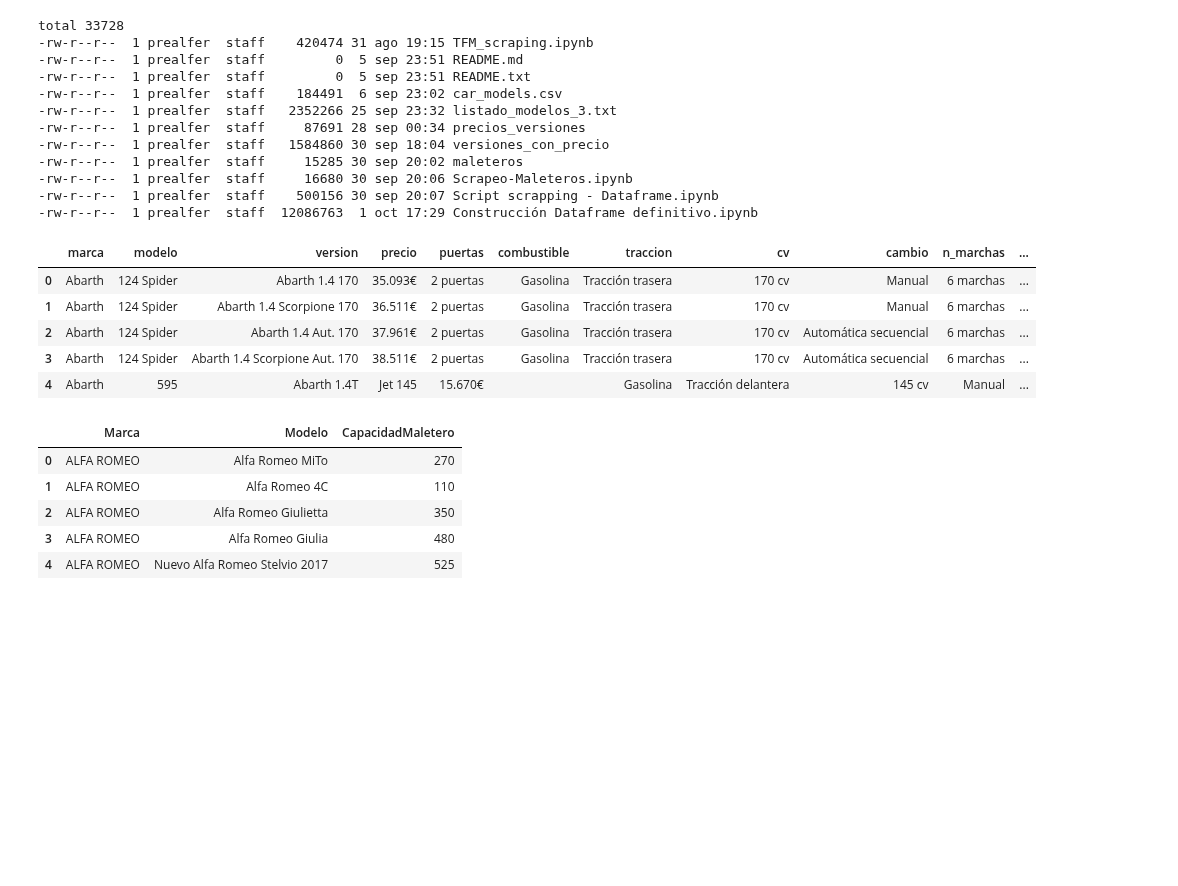
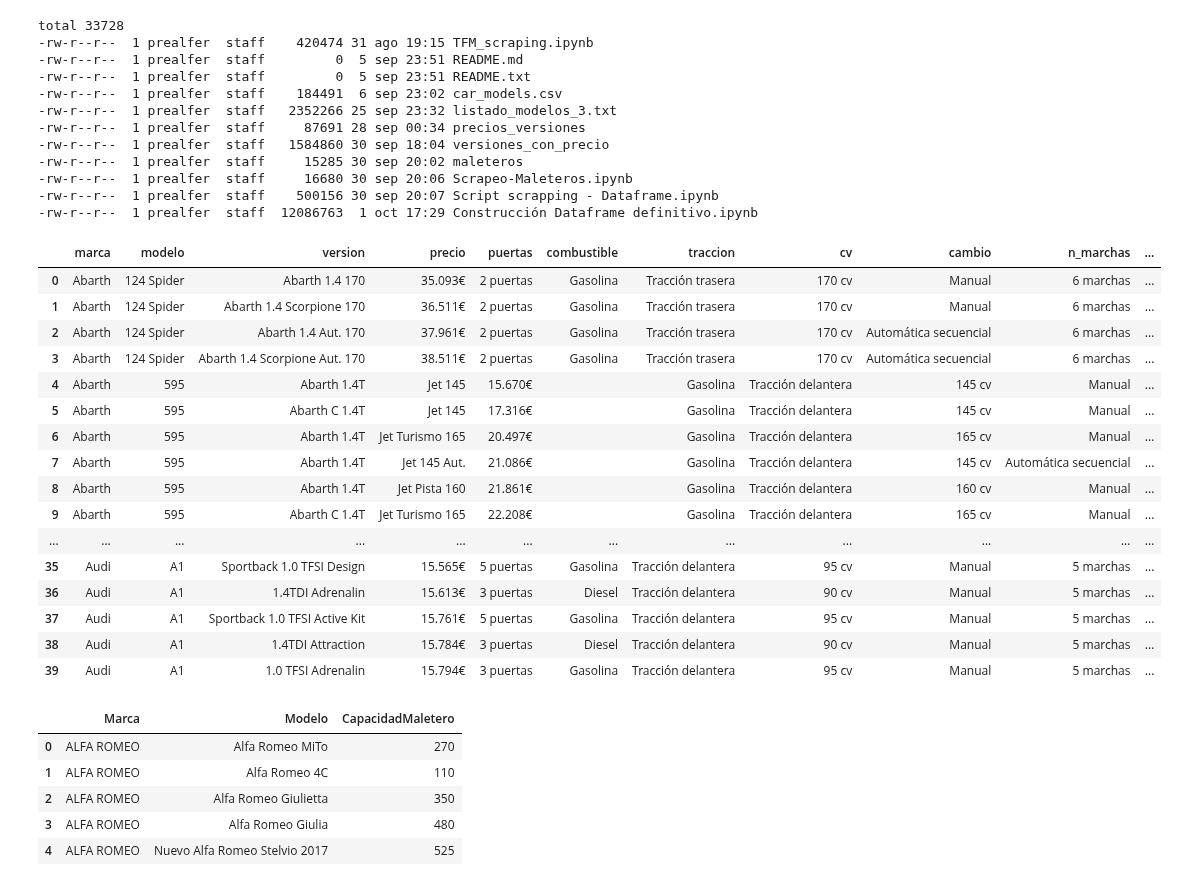
Before and after one commit to prealfer/TFM_Recomendador_de_automoviles, a Jupyter notebook: Construcción Dataframe definitivo.ipynb, the cells around one changed output. Drawn from its saved outputs; the diff is of its cells as text; code cells hidden in the pictures; blank space fills up the shorter version.

```diff
--- a/Construcción Dataframe definitivo.ipynb
+++ b/Construcción Dataframe definitivo.ipynb
@@ -23,14 +23,25 @@ pd.set_option('display.max_columns', None)
 # %%
 datos = pd.read_csv('Dataframe_limpio.csv',header=0)
 datos = datos.drop('Unnamed: 0',axis=1)
-datos.head()
+datos.head(40)
 # %% [output]
 |  | marca | modelo | version | precio | puertas | combustible | traccion | cv | cambio | n_marchas | ... |
 | 0 | Abarth | 124 Spider | Abarth 1.4 170 | 35.093€ | 2 puertas | Gasolina | Tracción trasera | 170 cv | Manual | 6 marchas | ... |
 | 1 | Abarth | 124 Spider | Abarth 1.4 Scorpione 170 | 36.511€ | 2 puertas | Gasolina | Tracción trasera | 170 cv | Manual | 6 marchas | ... |
 | 2 | Abarth | 124 Spider | Abarth 1.4 Aut. 170 | 37.961€ | 2 puertas | Gasolina | Tracción trasera | 170 cv | Automática secuencial | 6 marchas | ... |
 | 3 | Abarth | 124 Spider | Abarth 1.4 Scorpione Aut. 170 | 38.511€ | 2 puertas | Gasolina | Tracción trasera | 170 cv | Automática secuencial | 6 marchas | ... |
 | 4 | Abarth | 595 | Abarth 1.4T | Jet 145 | 15.670€ |  | Gasolina | Tracción delantera | 145 cv | Manual | ... |
+| 5 | Abarth | 595 | Abarth C 1.4T | Jet 145 | 17.316€ |  | Gasolina | Tracción delantera | 145 cv | Manual | ... |
+| 6 | Abarth | 595 | Abarth 1.4T | Jet Turismo 165 | 20.497€ |  | Gasolina | Tracción delantera | 165 cv | Manual | ... |
+| 7 | Abarth | 595 | Abarth 1.4T | Jet 145 Aut. | 21.086€ |  | Gasolina | Tracción delantera | 145 cv | Automática secuencial | ... |
+| 8 | Abarth | 595 | Abarth 1.4T | Jet Pista 160 | 21.861€ |  | Gasolina | Tracción delantera | 160 cv | Manual | ... |
+| 9 | Abarth | 595 | Abarth C 1.4T | Jet Turismo 165 | 22.208€ |  | Gasolina | Tracción delantera | 165 cv | Manual | ... |
+| ... | ... | ... | ... | ... | ... | ... | ... | ... | ... | ... | ... |
+| 35 | Audi | A1 | Sportback 1.0 TFSI Design | 15.565€ | 5 puertas | Gasolina | Tracción delantera | 95 cv | Manual | 5 marchas | ... |
+| 36 | Audi | A1 | 1.4TDI Adrenalin | 15.613€ | 3 puertas | Diesel | Tracción delantera | 90 cv | Manual | 5 marchas | ... |
+| 37 | Audi | A1 | Sportback 1.0 TFSI Active Kit | 15.761€ | 5 puertas | Gasolina | Tracción delantera | 95 cv | Manual | 5 marchas | ... |
+| 38 | Audi | A1 | 1.4TDI Attraction | 15.784€ | 3 puertas | Diesel | Tracción delantera | 90 cv | Manual | 5 marchas | ... |
+| 39 | Audi | A1 | 1.0 TFSI Adrenalin | 15.794€ | 3 puertas | Gasolina | Tracción delantera | 95 cv | Manual | 5 marchas | ... |
 # %%
 maleteros = pd.read_csv('maleteros')
 maleteros = maleteros.drop('Unnamed: 0',axis=1)
```
Also changed, not shown: parts of 19 cells of this notebook.
